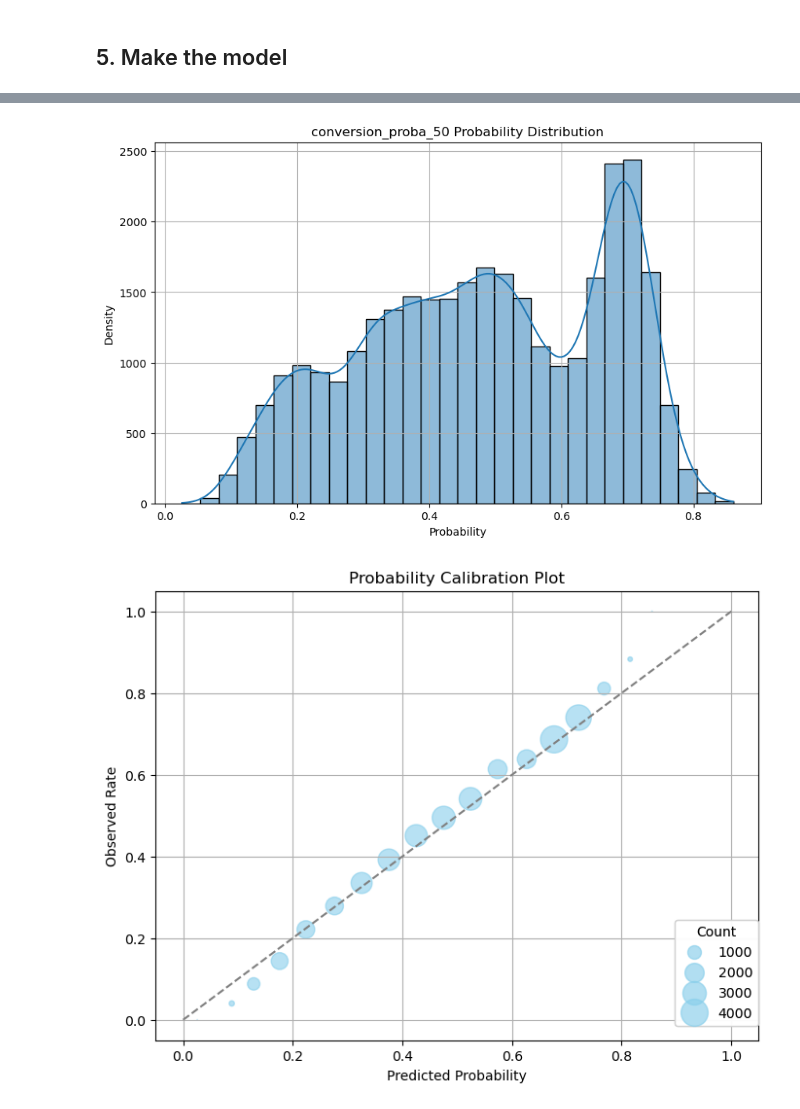
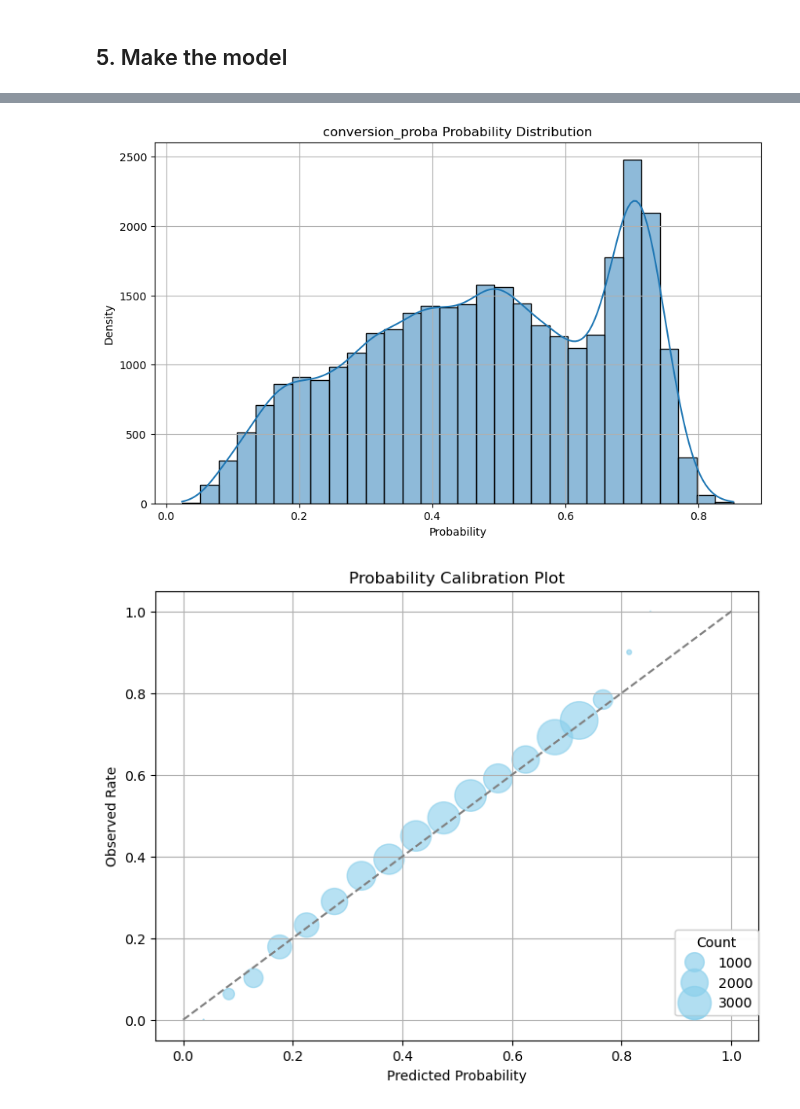
Before and after one commit to lneuendorf/4th-down-models, a Jupyter notebook: notebooks/fourth_down_model.ipynb, the cells around one changed output, grey strips where cells are left out. Cells and saved outputs as stored; diff of their text form; code cells hidden in the pictures.

```diff
--- a/notebooks/fourth_down_model.ipynb
+++ b/notebooks/fourth_down_model.ipynb
@@ -530,7 +754,20 @@ df.head()
 # %%
-data = df[['game_id','drive_id','play_id','distance','score_diff','pregame_elo_diff','pct_game_played','is_home_team',
-           'precipitation', 'wind_speed', 'temperature', 'yards_to_goal',
-           'first_down']]
+feature_names = [
+    'distance',
+    # 'score_diff',
+    'diff_time_ratio',
+    # 'pregame_elo_diff',
+    # 'pct_game_played',
+    'is_home_team',
+    'precipitation',
+    'wind_speed',
+    'temperature',
+    'yards_to_goal',
+    'offense_strength',
+    'defense_strength'
+]
+
+data = df[['game_id','drive_id','play_id'] + feature_names + ['first_down']]
 
 # Split into 80-20 train val set by game_id
 game_ids = df.game_id.unique()
@@ -780,36 +980,22 @@ Average Test Log Loss over 100 models: 0.61998
-# %%
-data_all = data.drop(columns=['game_id', 'drive_id', 'play_id', 'first_down'])
-dall = xgb.DMatrix(data_all)
-
-preds_all_models = []
-
-for model in models:
-    preds = model.predict(dall)
-    preds_all_models.append(preds)
-
-preds_all_models = np.array(preds_all_models)
-
-# Calculate the 5%, 50%, 95% percentiles and the mean for each sample
-df['conversion_proba_5'] = np.percentile(preds_all_models, 5, axis=0)
-df['conversion_proba_50'] = np.percentile(preds_all_models, 50, axis=0)
-df['conversion_proba_95'] = np.percentile(preds_all_models, 95, axis=0)
-df['conversion_proba_mean'] = np.mean(preds_all_models, axis=0)
+# %%
+# predict conversion_proba for all plays
+df['conversion_proba'] = final_model.predict(xgb.DMatrix(df[feature_names]))
 # %%
 # plot win probability
-def plot_wp(df, col='conversion_proba_50'):
+def plot_wp(df, col='conversion_proba'):
     plt.figure(figsize=(10, 6))
     sns.histplot(df[col], bins=30, kde=True)
     plt.title(f'{col} Probability Distribution')
     plt.xlabel('Probability')
     plt.ylabel('Density')
     plt.grid()
     plt.show()
-plot_wp(df, col='conversion_proba_50')
+plot_wp(df, col='conversion_proba')
 # %% [output]
-[figure, old version]
+[figure, new version]
 # %%
 calibration = pd.DataFrame()
-def plot_calibration(df, proba_col, actual_col, bins=100, scale=0.2):
+def plot_calibration(df, proba_col, actual_col, bins=100, scale=0.02):
     global calibration
     df['proba_bin'] = pd.cut(df[proba_col], bins=np.linspace(0, 1, bins + 1), labels=False, include_lowest=True)
     calibration = df.groupby('proba_bin').agg(
@@ -842,9 +1028,9 @@ def plot_calibration(df, proba_col, actual_col, bins=100, scale=0.2):
 
     plt.show()
 
-plot_calibration(df, proba_col='conversion_proba_50', actual_col='first_down', bins=20, scale=0.1)
+plot_calibration(df, proba_col='conversion_proba', actual_col='first_down', bins=20, scale=.2)
 # %% [output]
-[figure, old version]
+[figure, new version]
 # %%
 calibration = pd.DataFrame()
 def plot_calibration(df, proba_col, actual_col, bins=100, scale=0.2):
```
Also changed, not shown: parts of 29 cells of this notebook, 1 other file.
